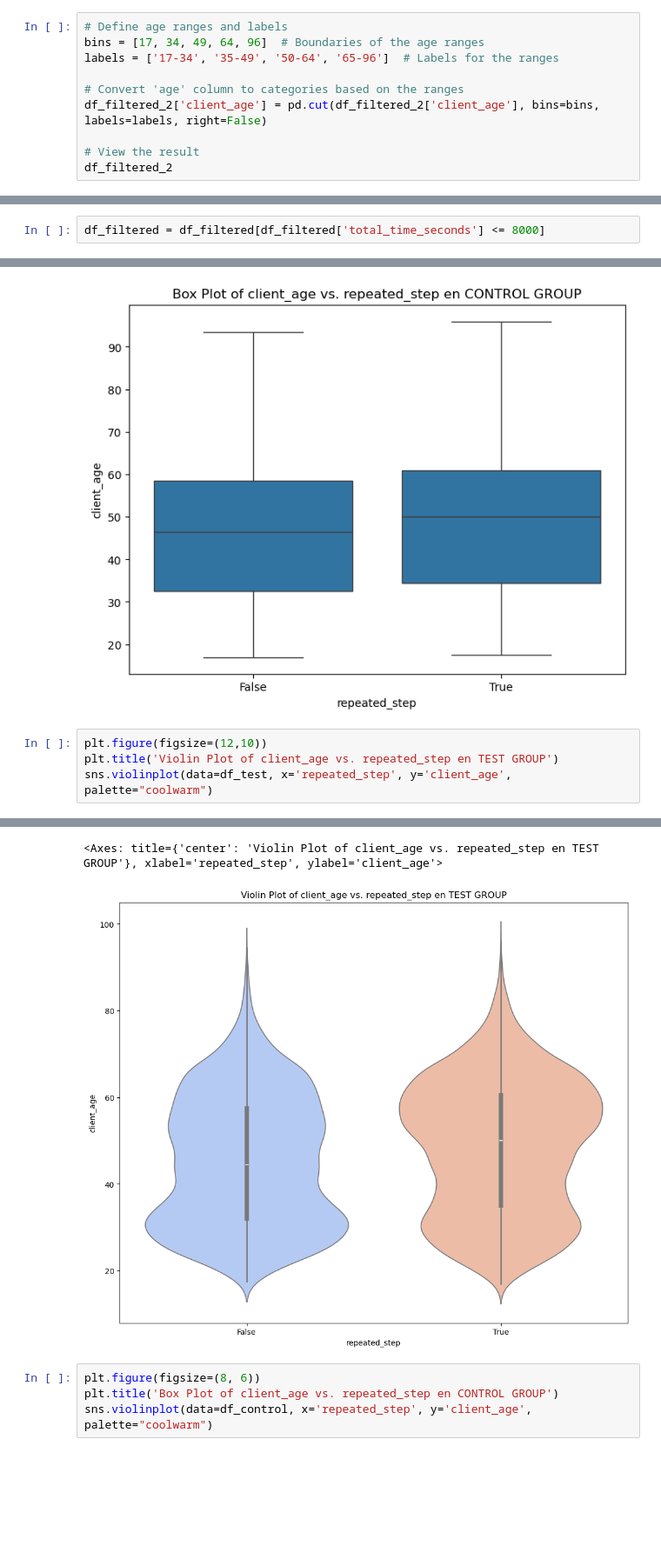
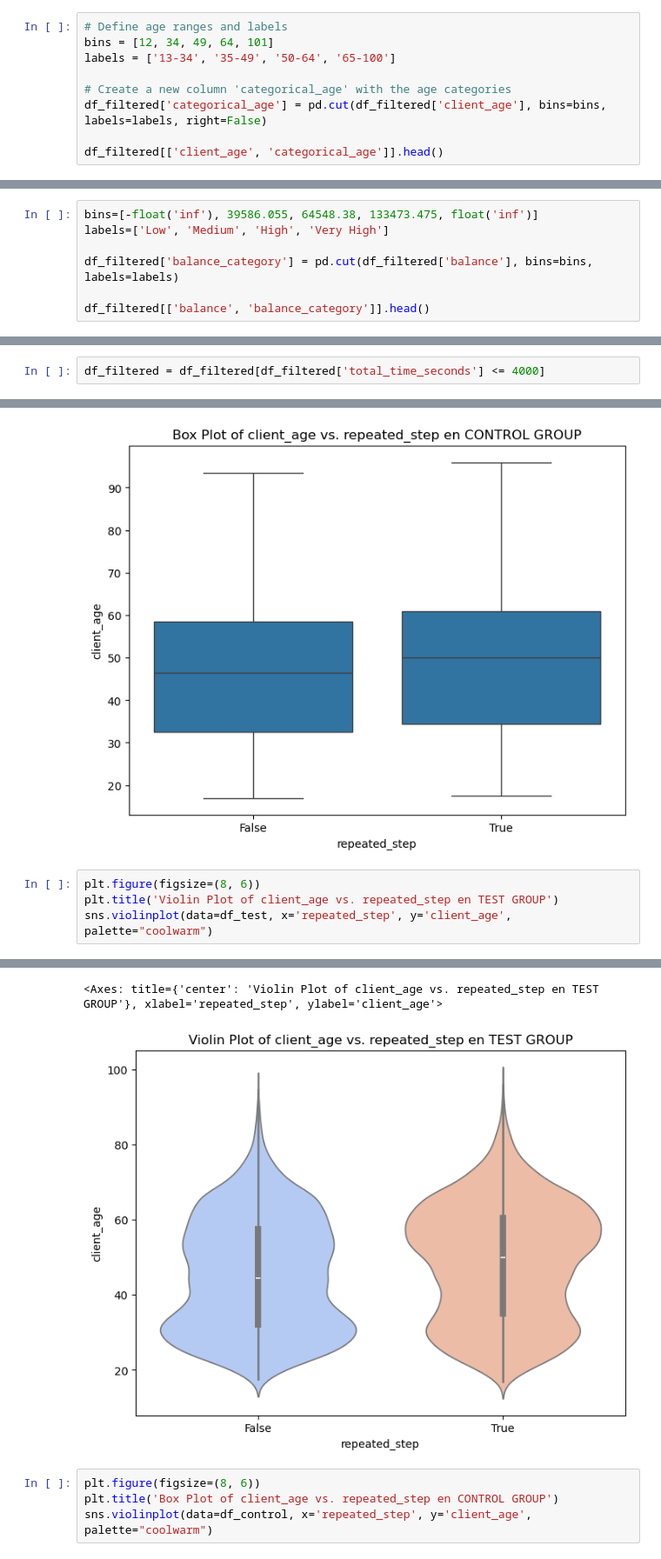
Before and after one commit to almudenaolg/Vanguard-AB-Test-Analysis, a Jupyter notebook: exploratory.ipynb, the cells around one changed output, grey strips where cells are left out. Shown at 87% size. Drawn from its saved outputs; the diff is of its cells as text; blank space fills up the shorter version.

```diff
--- a/exploratory.ipynb
+++ b/exploratory.ipynb
@@ -394,11 +384,10 @@ See the caveats in the documentation: https://pandas.pydata.org/pandas-docs/stab
 # %%
 # Define age ranges and labels
-bins = [17, 34, 49, 64, 96]  # Boundaries of the age ranges
-labels = ['17-34', '35-49', '50-64', '65-96']  # Labels for the ranges
+bins = [12, 34, 49, 64, 101]
+labels = ['13-34', '35-49', '50-64', '65-100']
 
-# Convert 'age' column to categories based on the ranges
-df_filtered_2['client_age'] = pd.cut(df_filtered_2['client_age'], bins=bins, labels=labels, right=False)
+# Create a new column 'categorical_age' with the age categories
+df_filtered['categorical_age'] = pd.cut(df_filtered['client_age'], bins=bins, labels=labels, right=False)
 
-# View the result
-df_filtered_2
+df_filtered[['client_age', 'categorical_age']].head()
 # %% [output]
@@ -440,0 +414,7 @@ df_filtered_2
+# %%
+bins=[-float('inf'), 39586.055, 64548.38, 133473.475, float('inf')]
+labels=['Low', 'Medium', 'High', 'Very High']
+
+df_filtered['balance_category'] = pd.cut(df_filtered['balance'], bins=bins, labels=labels)
+
+df_filtered[['balance', 'balance_category']].head()
@@ -463,5 +450,5 @@ plot_boxplot(df_filtered, 'total_time_seconds')
 # %%
-df_filtered = df_filtered[df_filtered['total_time_seconds'] <= 8000]
+df_filtered = df_filtered[df_filtered['total_time_seconds'] <= 4000]
 # %% [markdown]
 ### Outliers balance
 # %%
@@ -920,15 +968,15 @@ sns.boxplot(x='repeated_step', y='client_age', data=df_control)
 <Axes: title={'center': 'Box Plot of client_age vs. repeated_step en CONTROL GROUP'}, xlabel='repeated_step', ylabel='client_age'>
 [figure]
 # %%
-plt.figure(figsize=(12,10))
+plt.figure(figsize=(8, 6))
 plt.title('Violin Plot of client_age vs. repeated_step en TEST GROUP')
 sns.violinplot(data=df_test, x='repeated_step', y='client_age', palette="coolwarm")
 # %% [output]
 Passing `palette` without assigning `hue` is deprecated and will be removed in v0.14.0. Assign the `x` variable to `hue` and set `legend=False` for the same effect.
 
   sns.violinplot(data=df_test, x='repeated_step', y='client_age', palette="coolwarm")
 <Axes: title={'center': 'Violin Plot of client_age vs. repeated_step en TEST GROUP'}, xlabel='repeated_step', ylabel='client_age'>
-[figure, old version]
+[figure, new version]
 # %%
 plt.figure(figsize=(8, 6))
 plt.title('Box Plot of client_age vs. repeated_step en CONTROL GROUP')
```
Also changed, not shown: parts of 87 cells of this notebook.
